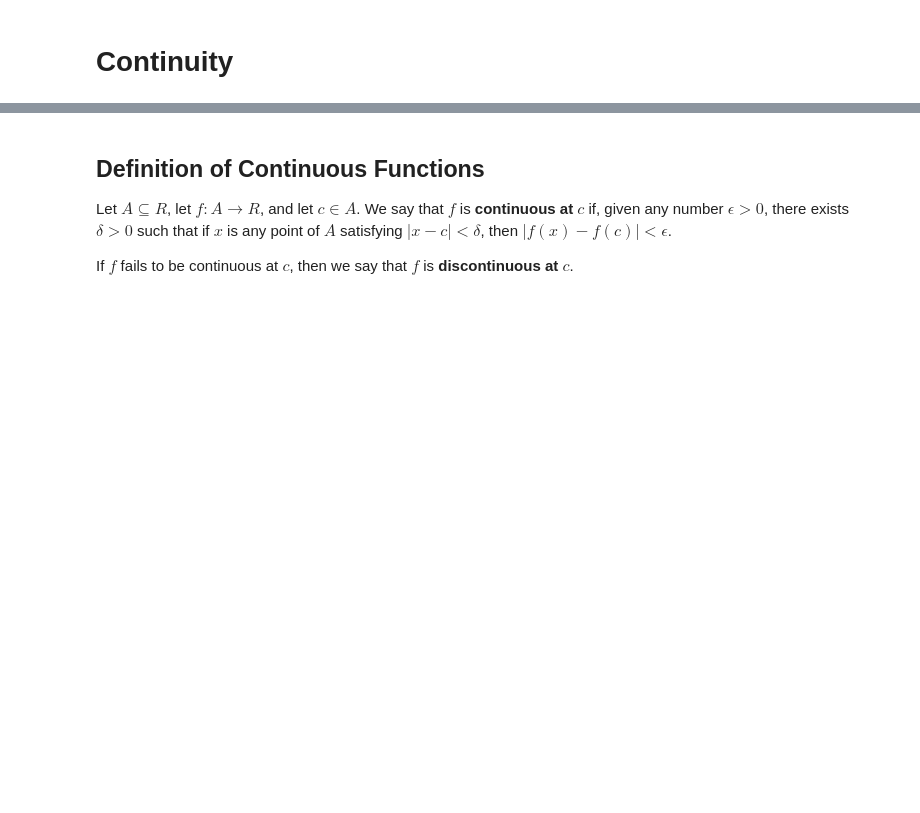
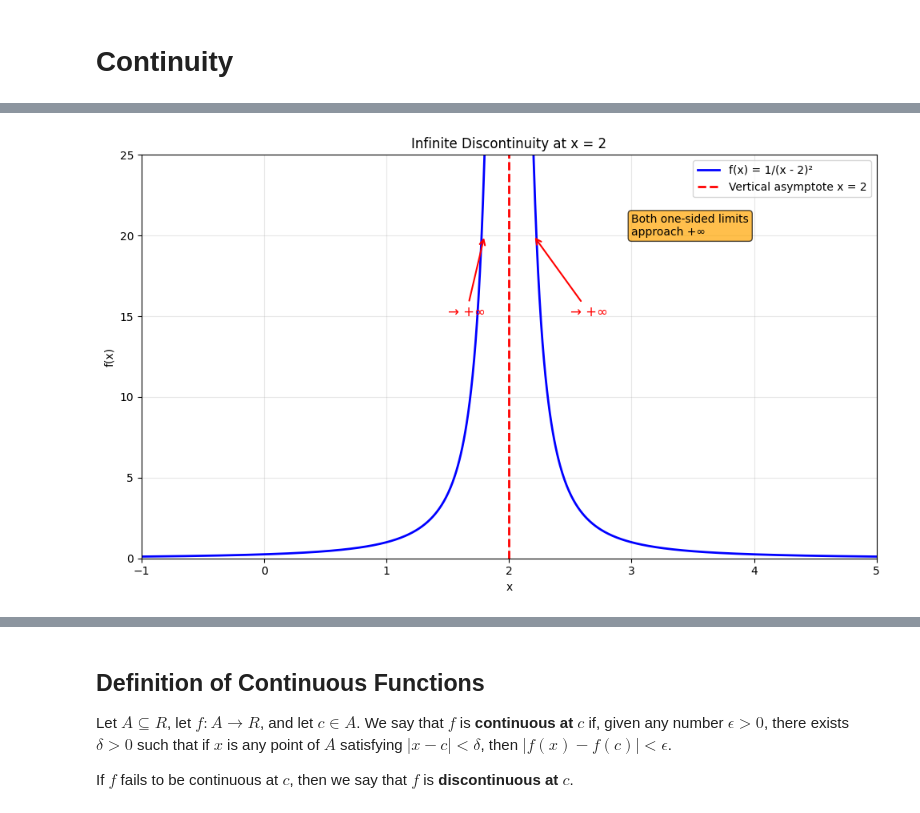
Before and after one commit to PatiphanAK/math-for-it, a Jupyter notebook: calculus/02_limits/05_Continuity.ipynb, the cells around one changed output, grey strips where cells are left out. Saved outputs shown, nothing was run; the diff lists cells and outputs as text; code cells hidden in the pictures; blank space fills up the shorter version.

```diff
--- a/calculus/02_limits/05_Continuity.ipynb
+++ b/calculus/02_limits/05_Continuity.ipynb
@@ -42,0 +152,49 @@ If the functions $f$ and $g$ are continuous at $x = c$, then the following algeb
+# %%
+x = np.linspace(-1, 5, 1000)
+
+# Remove points too close to x = 2 to avoid division by zero
+mask = np.abs(x - 2) > 0.05
+x_filtered = x[mask]
+
+# Function with vertical asymptote
+y = 1 / (x_filtered - 2)**2
+
+plt.figure(figsize=(10, 6))
+
+# Plot left and right pieces separately
+x_left = x_filtered[x_filtered < 2]
+y_left = 1 / (x_left - 2)**2
+plt.plot(x_left, y_left, 'b-', linewidth=2, label='f(x) = 1/(x - 2)²')
+
+x_right = x_filtered[x_filtered > 2]
+y_right = 1 / (x_right - 2)**2
+plt.plot(x_right, y_right, 'b-', linewidth=2)
+
+# Add vertical asymptote
+plt.axvline(x=2, color='red', linestyle='--', linewidth=2,
+            label='Vertical asymptote x = 2')
+
+# Add arrows indicating infinite behavior
+plt.annotate('→ +∞', xy=(1.8, 20), xytext=(1.5, 15),
+            arrowprops=dict(arrowstyle='->', color='red', lw=1.5),
+            fontsize=12, color='red')
+plt.annotate('→ +∞', xy=(2.2, 20), xytext=(2.5, 15),
+            arrowprops=dict(arrowstyle='->', color='red', lw=1.5),
+            fontsize=12, color='red')
+
+plt.xlim(-1, 5)
+plt.ylim(0, 25)
+plt.xlabel('x')
+plt.ylabel('f(x)')
+plt.title('Infinite Discontinuity at x = 2')
+plt.legend()
+plt.grid(True, alpha=0.3)
+
+# Add text explanation
+plt.text(3, 20, 'Both one-sided limits\napproach +∞',
+         fontsize=10, bbox=dict(boxstyle="round,pad=0.3", facecolor="orange", alpha=0.7))
+
+plt.tight_layout()
+plt.show()
+# %% [output]
+[figure, added]
```
Also changed, not shown: parts of 12 cells of this notebook.
